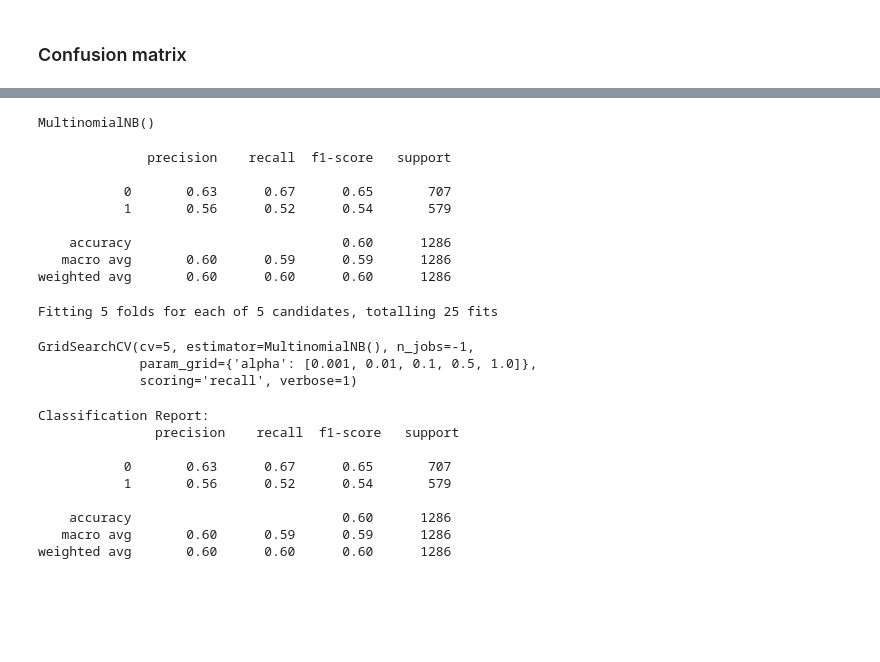
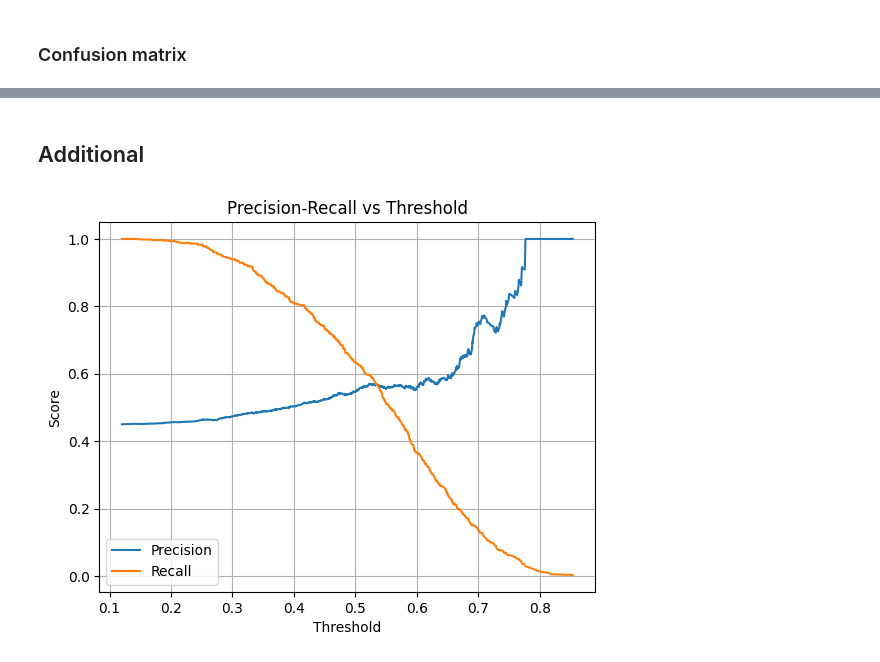
Before and after one commit to deepakbastola/malnutrition, a Jupyter notebook: models/nbayes.ipynb, the cells around one changed output, grey strips where cells are left out. Cells and saved outputs as stored; diff of their text form; code cells hidden in the pictures; blank space fills up the shorter version.

```diff
--- a/models/nbayes.ipynb
+++ b/models/nbayes.ipynb
@@ -200,59 +159,16 @@ df1.head(2)
-# %%
-X = df1.drop(columns=['malnurished'])
-y = df1['malnurished']
-X_train, X_test, y_train, y_test = train_test_split(X, y, test_size = 0.2, stratify = y, random_state=42)
-# %%
-model = MultinomialNB()
-model.fit(X_train, y_train)
-# %% [output]
-MultinomialNB()
-# %%
-y_pred = model.predict(X_test)
-print(classification_report(y_test, y_pred))
-# %% [output]
-              precision    recall  f1-score   support
-
-           0       0.63      0.67      0.65       707
-           1       0.56      0.52      0.54       579
-
-    accuracy                           0.60      1286
-   macro avg       0.60      0.59      0.59      1286
-weighted avg       0.60      0.60      0.60      1286
-# %%
-params = {
-    'alpha': [0.001, 0.01, 0.1, 0.5, 1.0]
-}
-
-nb_params = MultinomialNB()
-
-# Grid Search
-grid_search = GridSearchCV(
-    estimator=nb_params,
-    param_grid=params,
-    scoring='recall',
-    cv=5,
-    verbose=1,
-    n_jobs=-1
-)
-
-# Fit the model
-grid_search.fit(X_train, y_train)
-# %% [output]
-Fitting 5 folds for each of 5 candidates, totalling 25 fits
-GridSearchCV(cv=5, estimator=MultinomialNB(), n_jobs=-1,
-             param_grid={'alpha': [0.001, 0.01, 0.1, 0.5, 1.0]},
-             scoring='recall', verbose=1)
-# %%
-nb_tune = grid_search.best_estimator_
-y_pred = nb_tune.predict(X_test)
-print("Classification Report:\n", classification_report(y_test, y_pred))
-# %% [output]
-Classification Report:
-               precision    recall  f1-score   support
-
-           0       0.63      0.67      0.65       707
-           1       0.56      0.52      0.54       579
-
-    accuracy                           0.60      1286
-   macro avg       0.60      0.59      0.59      1286
-weighted avg       0.60      0.60      0.60      1286
+# %% [markdown]
+## Additional
+# %%
+y_probas = nb_tune.predict_proba(X_test)[:, 1]       #Probabilities for class 1
+precision, recall, thresholds = precision_recall_curve(y_test, y_probas)
+
+plt.plot(thresholds, precision[:-1], label='Precision')
+plt.plot(thresholds, recall[:-1], label='Recall')
+plt.xlabel('Threshold')
+plt.ylabel('Score')
+plt.title('Precision-Recall vs Threshold')
+plt.grid()
+plt.legend()
+plt.show()
+# %% [output]
+[figure, added]
```
Also changed, not shown: parts of 26 cells of this notebook.
